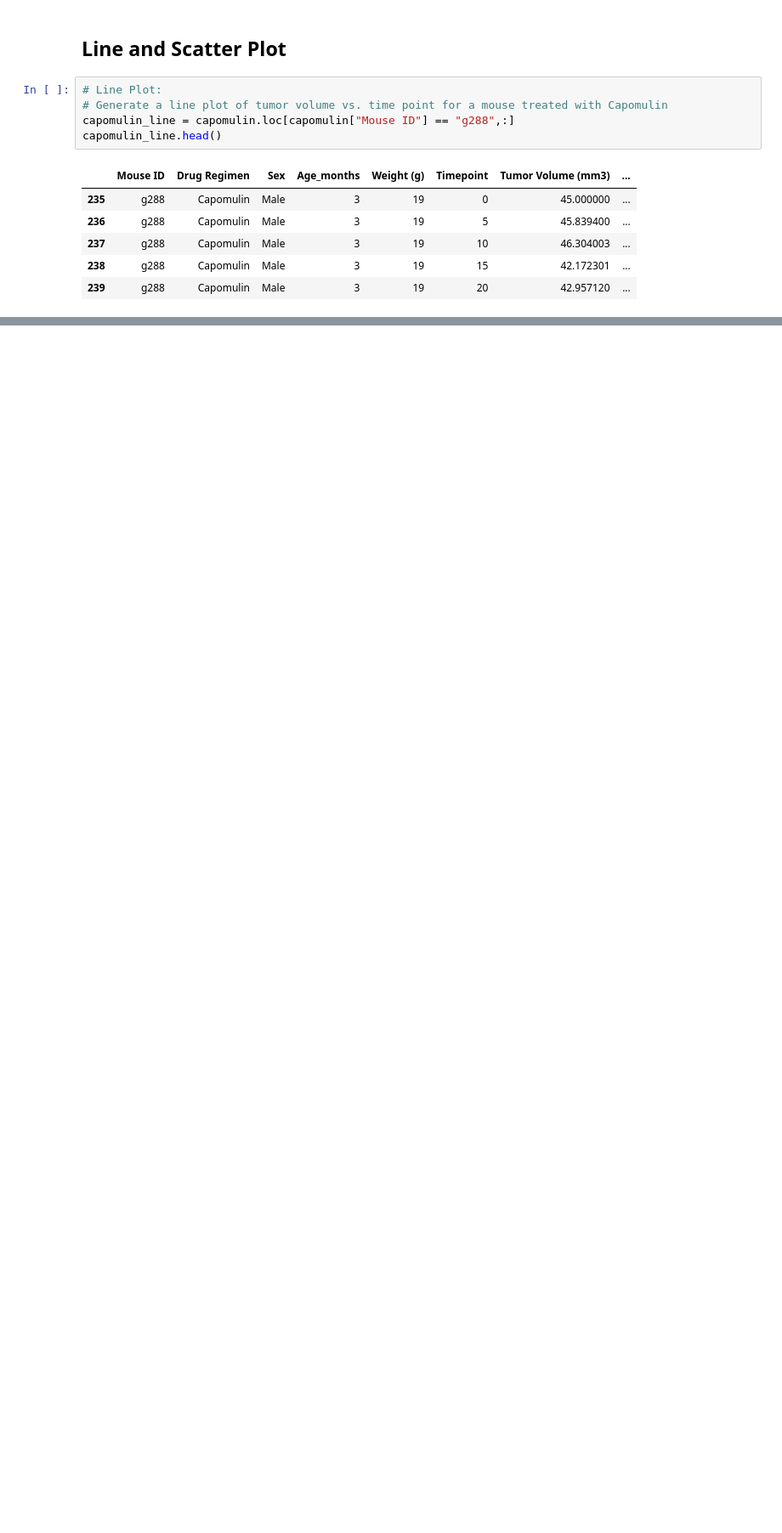
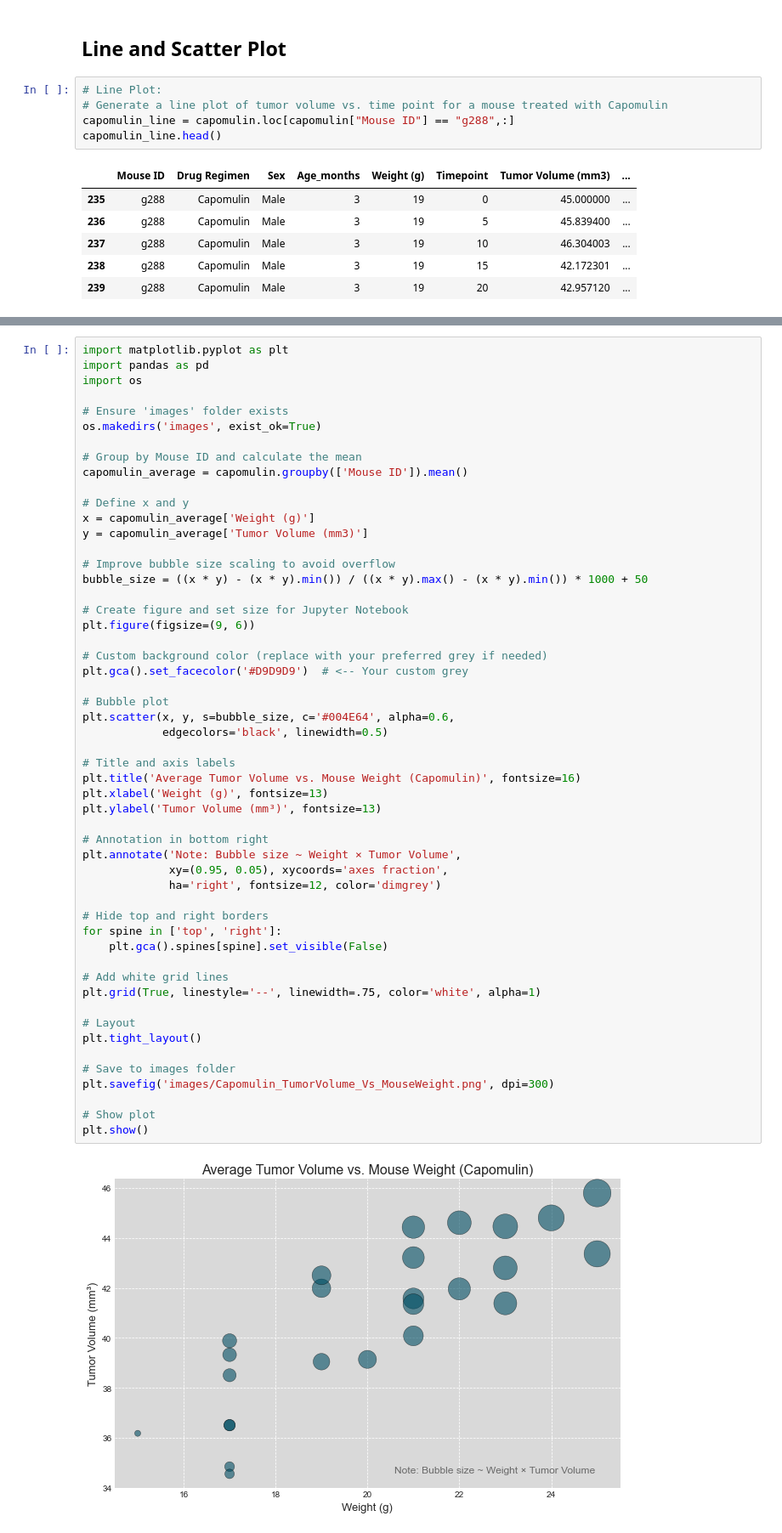
Before and after one commit to mathewqpmiller/Matplotlib-Pymaceuticals_Analysis, a Jupyter notebook: Matplotlib_Pharmaceuticals_Analysis.ipynb, the cells around one changed output, grey strips where cells are left out. Shown: that part at 85% size. Saved outputs shown, nothing was run; the diff lists cells and outputs as text; blank space fills up the shorter version.

```diff
--- a/Matplotlib_Pharmaceuticals_Analysis.ipynb
+++ b/Matplotlib_Pharmaceuticals_Analysis.ipynb
@@ -1045,0 +946,55 @@ plt.show()
+# %%
+import matplotlib.pyplot as plt
+import pandas as pd
+import os
+
+# Ensure 'images' folder exists
+os.makedirs('images', exist_ok=True)
+
+# Group by Mouse ID and calculate the mean
+capomulin_average = capomulin.groupby(['Mouse ID']).mean()
+
+# Define x and y
+x = capomulin_average['Weight (g)']
+y = capomulin_average['Tumor Volume (mm3)']
+
+# Improve bubble size scaling to avoid overflow
+bubble_size = ((x * y) - (x * y).min()) / ((x * y).max() - (x * y).min()) * 1000 + 50
+
+# Create figure and set size for Jupyter Notebook
+plt.figure(figsize=(9, 6))
+
+# Custom background color (replace with your preferred grey if needed)
+plt.gca().set_facecolor('#D9D9D9')  # <-- Your custom grey
+
+# Bubble plot
+plt.scatter(x, y, s=bubble_size, c='#004E64', alpha=0.6,
+            edgecolors='black', linewidth=0.5)
+
+# Title and axis labels
+plt.title('Average Tumor Volume vs. Mouse Weight (Capomulin)', fontsize=16)
+plt.xlabel('Weight (g)', fontsize=13)
+plt.ylabel('Tumor Volume (mm³)', fontsize=13)
+
+# Annotation in bottom right
+plt.annotate('Note: Bubble size ~ Weight × Tumor Volume',
+             xy=(0.95, 0.05), xycoords='axes fraction',
+             ha='right', fontsize=12, color='dimgrey')
+
+# Hide top and right borders
+for spine in ['top', 'right']:
+    plt.gca().spines[spine].set_visible(False)
+
+# Add white grid lines
+plt.grid(True, linestyle='--', linewidth=.75, color='white', alpha=1)
+
+# Layout
+plt.tight_layout()
+
+# Save to images folder
+plt.savefig('images/Capomulin_TumorVolume_Vs_MouseWeight.png', dpi=300)
+
+# Show plot
+plt.show()
+# %% [output]
+[figure, added]
```
Also changed, not shown: parts of 9 cells of this notebook, 6 other files.
